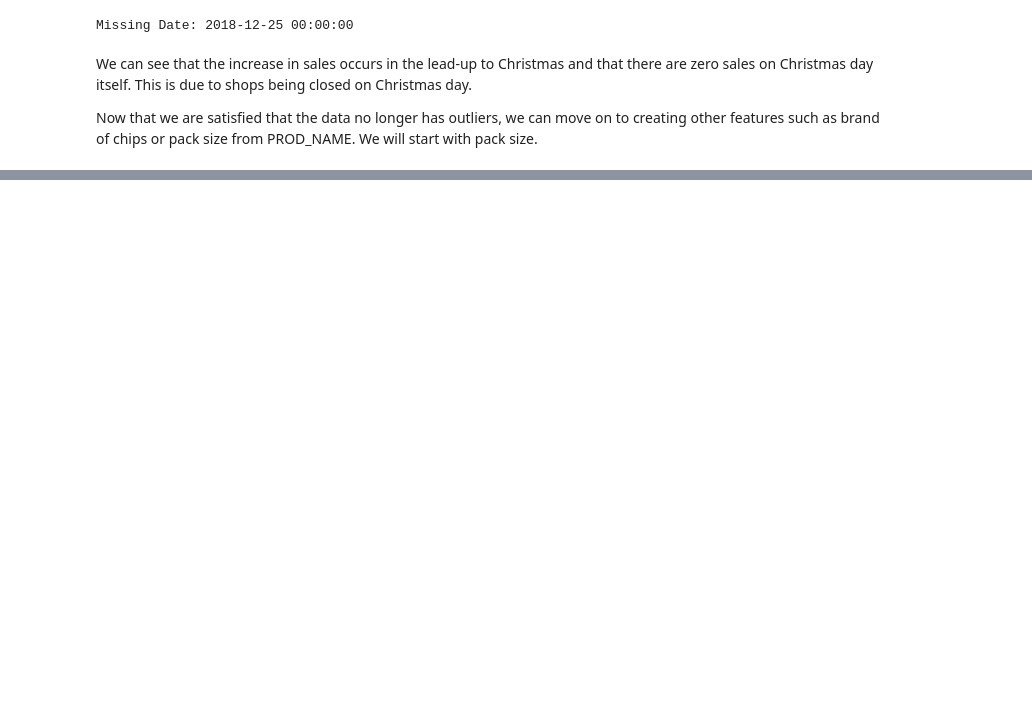
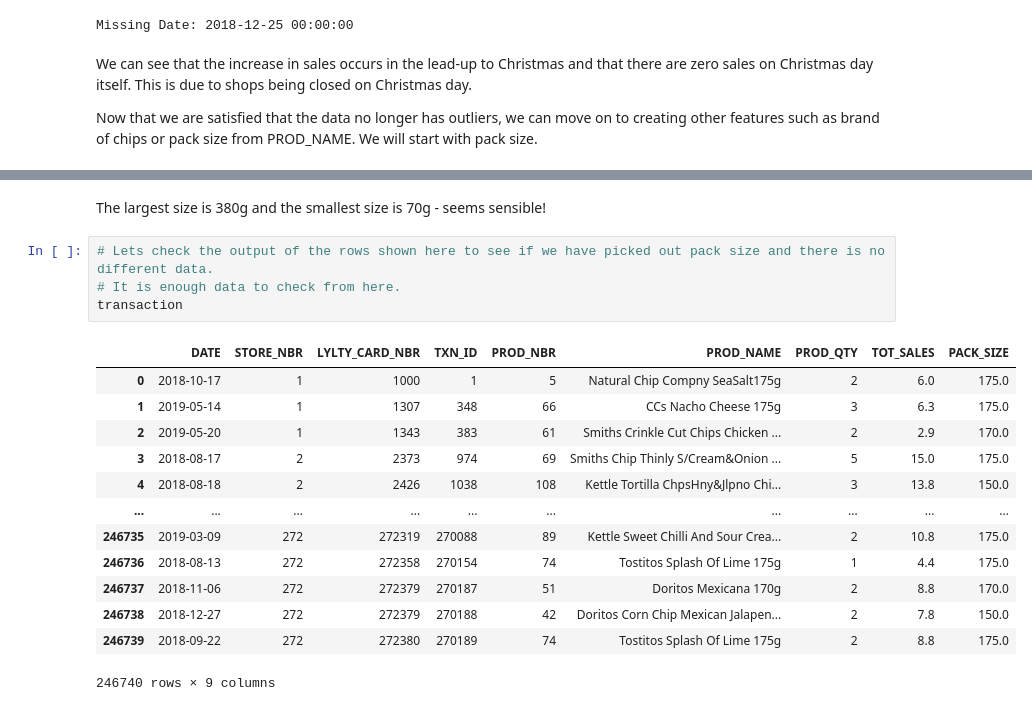
Before and after one commit to Yukitoshi12345/Quantium-Virtual-Internship-Data-Analytics, a Jupyter notebook: Task 1/task1.ipynb, the cells around one changed output, grey strips where cells are left out. Drawn from its saved outputs; the diff is of its cells as text; blank space fills up the shorter version.

```diff
--- a/Task 1/task1.ipynb
+++ b/Task 1/task1.ipynb
@@ -380,0 +415,20 @@ start with pack size.
+# %% [markdown]
+The largest size is 380g and the smallest size is 70g - seems sensible!
+# %%
+# Lets check the output of the rows shown here to see if we have picked out pack size and there is no different data.
+# It is enough data to check from here.
+transaction
+# %% [output]
+|  | DATE | STORE_NBR | LYLTY_CARD_NBR | TXN_ID | PROD_NBR | PROD_NAME | PROD_QTY | TOT_SALES | PACK_SIZE |
+| 0 | 2018-10-17 | 1 | 1000 | 1 | 5 | Natural Chip Compny SeaSalt175g | 2 | 6.0 | 175.0 |
+| 1 | 2019-05-14 | 1 | 1307 | 348 | 66 | CCs Nacho Cheese 175g | 3 | 6.3 | 175.0 |
+| 2 | 2019-05-20 | 1 | 1343 | 383 | 61 | Smiths Crinkle Cut Chips Chicken ... | 2 | 2.9 | 170.0 |
+| 3 | 2018-08-17 | 2 | 2373 | 974 | 69 | Smiths Chip Thinly S/Cream&Onion ... | 5 | 15.0 | 175.0 |
+| 4 | 2018-08-18 | 2 | 2426 | 1038 | 108 | Kettle Tortilla ChpsHny&Jlpno Chi... | 3 | 13.8 | 150.0 |
+| ... | ... | ... | ... | ... | ... | ... | ... | ... | ... |
+| 246735 | 2019-03-09 | 272 | 272319 | 270088 | 89 | Kettle Sweet Chilli And Sour Crea... | 2 | 10.8 | 175.0 |
+| 246736 | 2018-08-13 | 272 | 272358 | 270154 | 74 | Tostitos Splash Of Lime 175g | 1 | 4.4 | 175.0 |
+| 246737 | 2018-11-06 | 272 | 272379 | 270187 | 51 | Doritos Mexicana 170g | 2 | 8.8 | 170.0 |
+| 246738 | 2018-12-27 | 272 | 272379 | 270188 | 42 | Doritos Corn Chip Mexican Jalapen... | 2 | 7.8 | 150.0 |
+| 246739 | 2018-09-22 | 272 | 272380 | 270189 | 74 | Tostitos Splash Of Lime 175g | 2 | 8.8 | 175.0 |
+246740 rows × 9 columns
```
Also changed, not shown: parts of 13 cells of this notebook.
